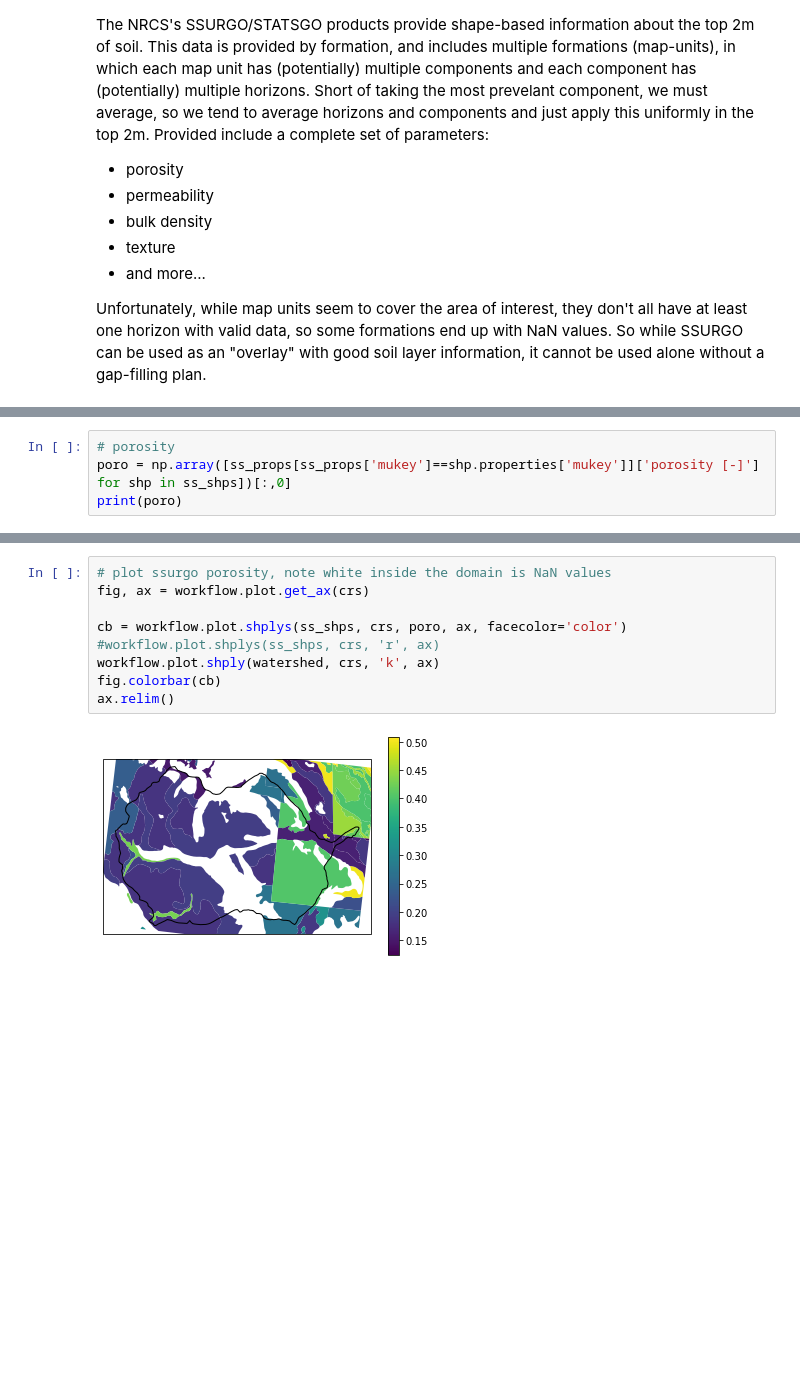
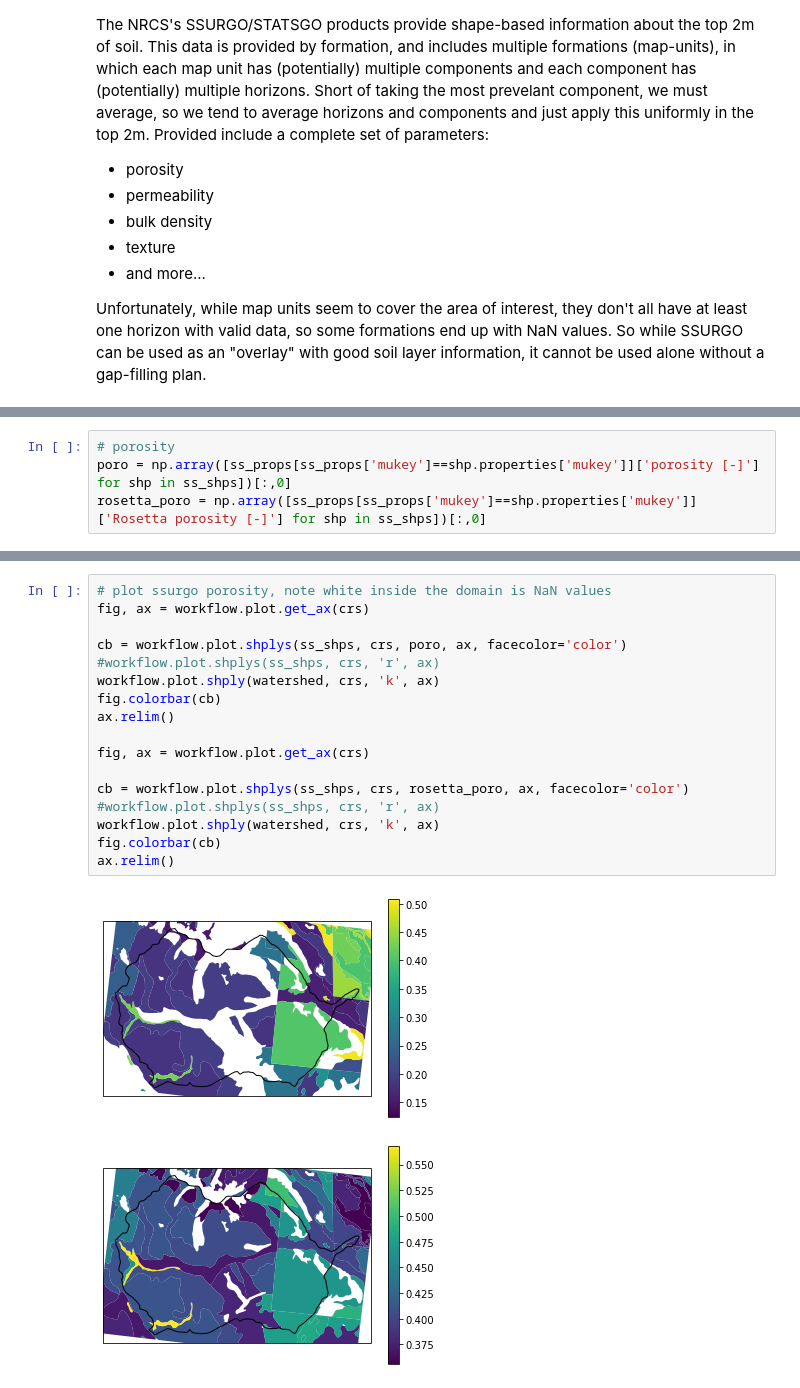
Before and after one commit to environmental-modeling-workflows/watershed-workflow, a Jupyter notebook: examples/comparison_of_soil_structure.ipynb, the cells around one changed output, grey strips where cells are left out. Cells and saved outputs as stored; diff of their text form; blank space fills up the shorter version.

```diff
--- a/examples/comparison_of_soil_structure.ipynb
+++ b/examples/comparison_of_soil_structure.ipynb
@@ -278,5 +272,5 @@ ss_crs, ss_shps, ss_props = workflow.get_shapes(ss, watershed.bounds, crs, crs,
 # %%
 # porosity
 poro = np.array([ss_props[ss_props['mukey']==shp.properties['mukey']]['porosity [-]'] for shp in ss_shps])[:,0]
-print(poro)
+rosetta_poro = np.array([ss_props[ss_props['mukey']==shp.properties['mukey']]['Rosetta porosity [-]'] for shp in ss_shps])[:,0]
 # %% [output]
@@ -300,11 +294,20 @@ print(poro)
 # %%
 # plot ssurgo porosity, note white inside the domain is NaN values
 fig, ax = workflow.plot.get_ax(crs)
 
 cb = workflow.plot.shplys(ss_shps, crs, poro, ax, facecolor='color')
 #workflow.plot.shplys(ss_shps, crs, 'r', ax)
 workflow.plot.shply(watershed, crs, 'k', ax)
 fig.colorbar(cb)
 ax.relim()
+
+fig, ax = workflow.plot.get_ax(crs)
+
+cb = workflow.plot.shplys(ss_shps, crs, rosetta_poro, ax, facecolor='color')
+#workflow.plot.shplys(ss_shps, crs, 'r', ax)
+workflow.plot.shply(watershed, crs, 'k', ax)
+fig.colorbar(cb)
+ax.relim()
 # %% [output]
 [figure]
+[figure, added]
```
Also changed, not shown: parts of 16 cells of this notebook, 9 other files.
